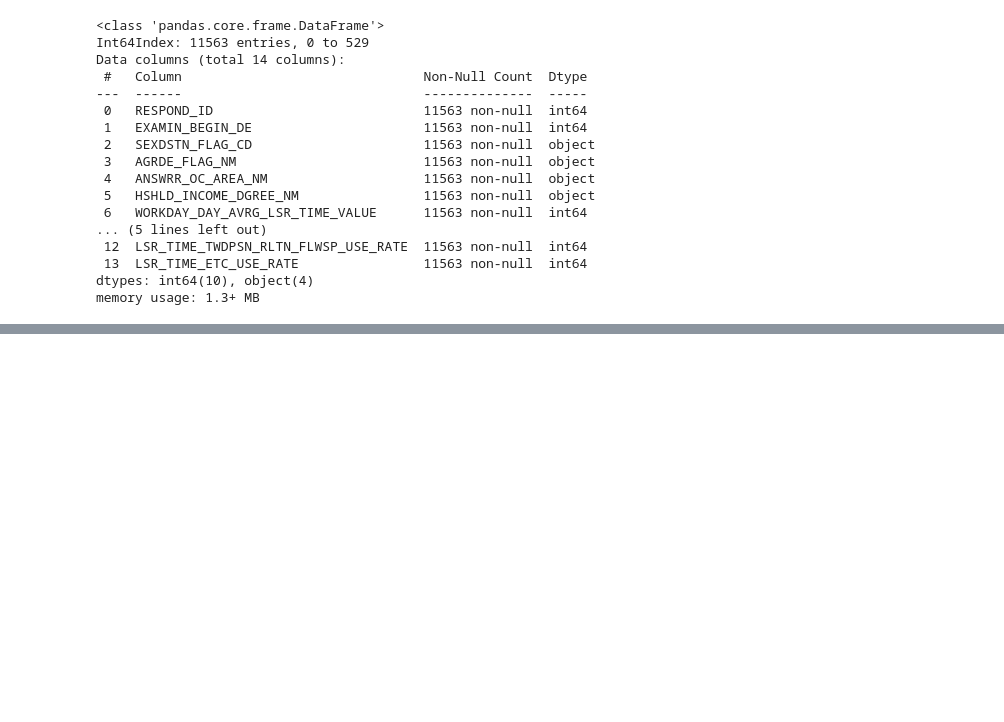
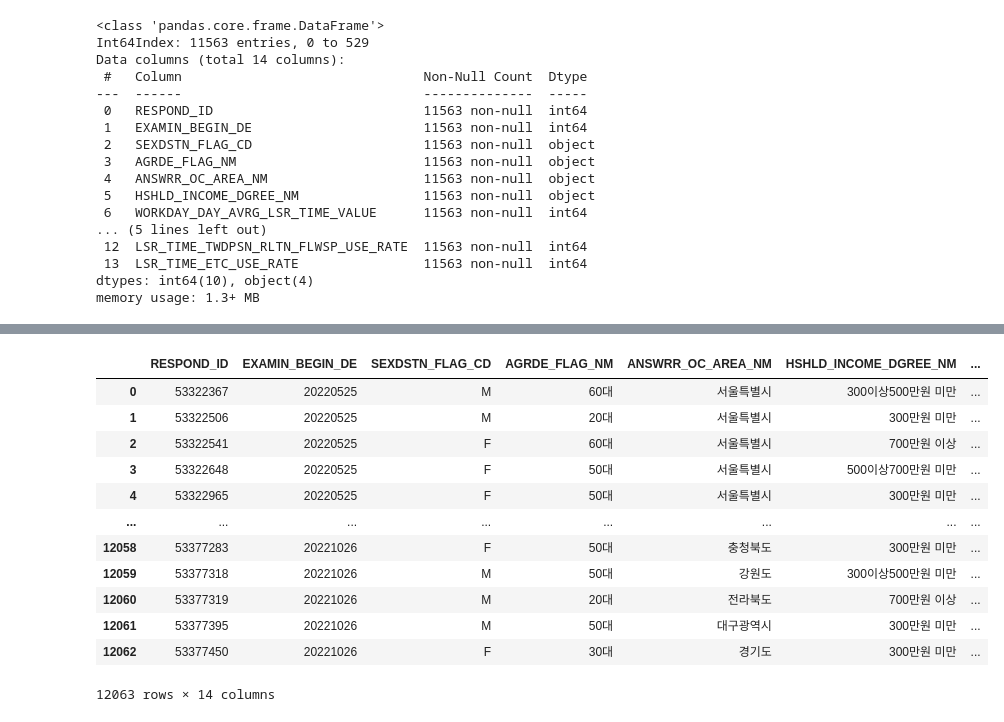
Before and after one commit to reodinas/streamlit_leisure, a Jupyter notebook: lsr1.ipynb, the cells around one changed output, grey strips where cells are left out. Drawn from its saved outputs; the diff is of its cells as text; code cells hidden in the pictures; blank space fills up the shorter version.

Commit message:
admin화면
admin화면에서 파일 추가시 데이터프레임을 concat, 저장 구현

```diff
--- a/lsr1.ipynb
+++ b/lsr1.ipynb
@@ -118,0 +184,16 @@ memory usage: 1.3+ MB
+# %%
+pd.concat([df_origin, df20220525]).sort_values(['EXAMIN_BEGIN_DE', 'RESPOND_ID']).reset_index().drop('index', axis=1)
+# %% [output]
+|  | RESPOND_ID | EXAMIN_BEGIN_DE | SEXDSTN_FLAG_CD | AGRDE_FLAG_NM | ANSWRR_OC_AREA_NM | HSHLD_INCOME_DGREE_NM | ... |
+| 0 | 53322367 | 20220525 | M | 60대 | 서울특별시 | 300이상500만원 미만 | ... |
+| 1 | 53322506 | 20220525 | M | 20대 | 서울특별시 | 300만원 미만 | ... |
+| 2 | 53322541 | 20220525 | F | 60대 | 서울특별시 | 700만원 이상 | ... |
+| 3 | 53322648 | 20220525 | F | 50대 | 서울특별시 | 500이상700만원 미만 | ... |
+| 4 | 53322965 | 20220525 | F | 50대 | 서울특별시 | 300만원 미만 | ... |
+| ... | ... | ... | ... | ... | ... | ... | ... |
+| 12058 | 53377283 | 20221026 | F | 50대 | 충청북도 | 300만원 미만 | ... |
+| 12059 | 53377318 | 20221026 | M | 50대 | 강원도 | 300이상500만원 미만 | ... |
+| 12060 | 53377319 | 20221026 | M | 20대 | 전라북도 | 700만원 이상 | ... |
+| 12061 | 53377395 | 20221026 | M | 50대 | 대구광역시 | 300만원 미만 | ... |
+| 12062 | 53377450 | 20221026 | F | 30대 | 경기도 | 300만원 미만 | ... |
+12063 rows × 14 columns
```
Also changed, not shown: parts of 11 cells of this notebook, 5 other files.
